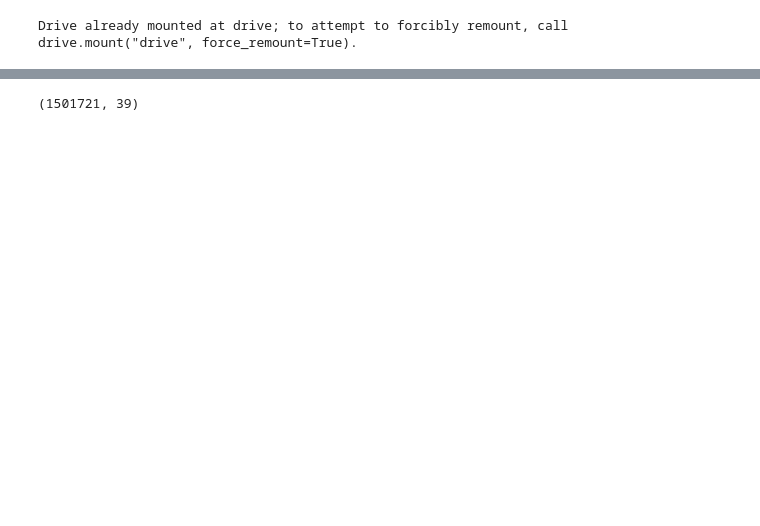
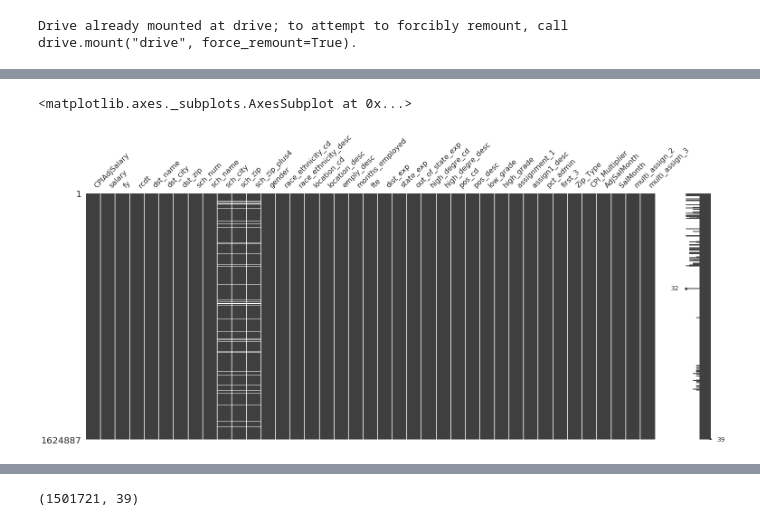
Before and after one commit to spanman888/DSC672_Teacher_Salary, a Jupyter notebook: Capstone_Teacher_Salary.ipynb, the cells around one changed output, grey strips where cells are left out. Saved outputs shown, nothing was run; the diff lists cells and outputs as text; code cells hidden in the pictures; blank space fills up the shorter version.

```diff
--- a/Capstone_Teacher_Salary.ipynb
+++ b/Capstone_Teacher_Salary.ipynb
@@ -205,0 +158,5 @@ df.head(5)
+# %%
+msno.matrix(df)
+# %% [output]
+<matplotlib.axes._subplots.AxesSubplot at 0x...>
+[figure, added]
```
Also changed, not shown: parts of 49 cells of this notebook.
